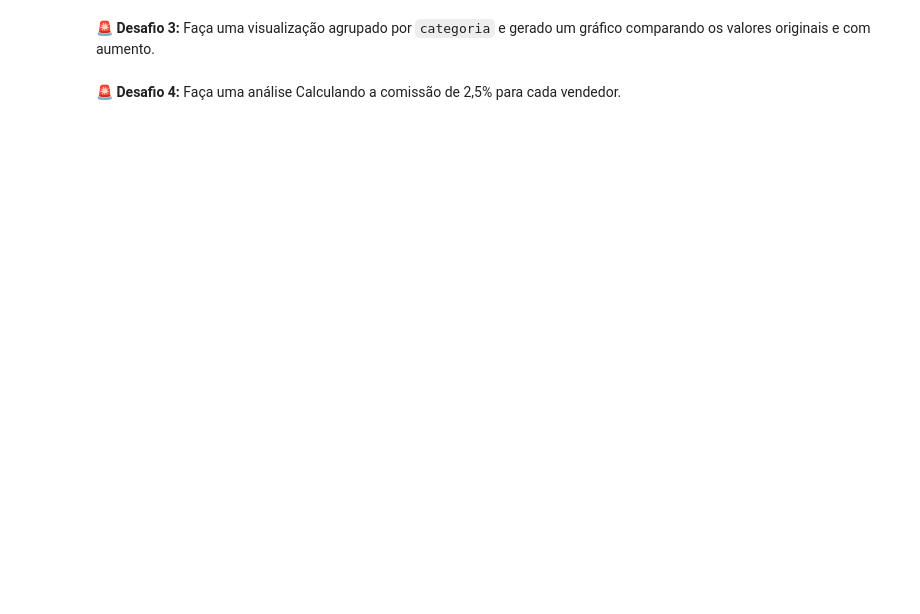
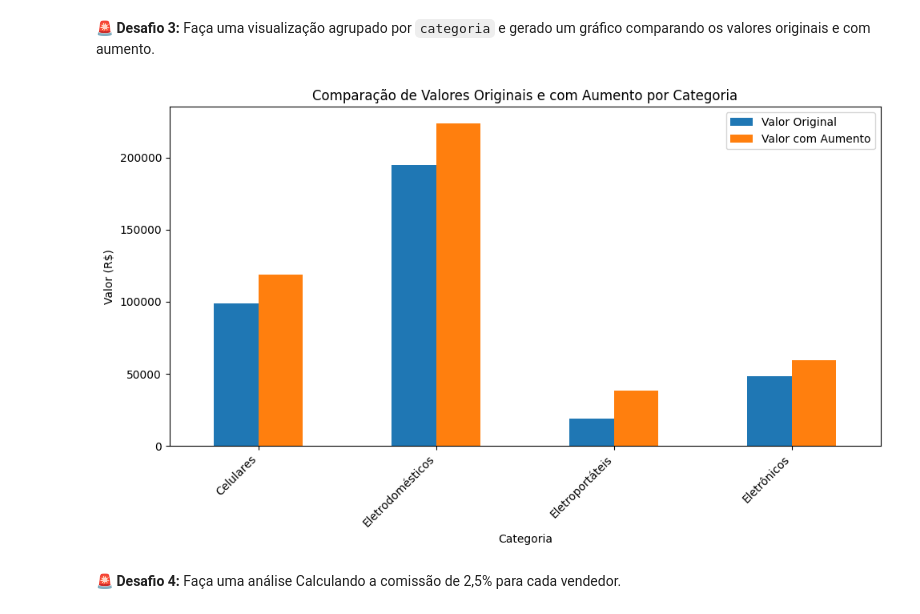
Before and after one commit to ElvisNascimento/projeto_python_vendas_empresa_xpto, a Jupyter notebook: notebook_vendas_projeto_xpto_alunos.ipynb, the cells around one changed output. Drawn from its saved outputs; the diff is of its cells as text; code cells hidden in the pictures; blank space fills up the shorter version.

Commit message:
feat: finalizei todos os desafios propostos.

```diff
--- a/notebook_vendas_projeto_xpto_alunos.ipynb
+++ b/notebook_vendas_projeto_xpto_alunos.ipynb
@@ -141,3 +303,16 @@ Agora sim, vamos explorar graficamente os dados!
 # %% [markdown]
 ### Etapa 6: Questões **DESAFIO**
 🚨 **Desafio 1:** Renomeie a coluna `valor` para `percentual_aumento` e una os dois DataFrames.
+# %%
+#renomar coluna
+df_categorias_editado = df_categorias.rename(columns={"Valor": "percentual_aumento"})
+df_categorias_editado = df_categorias_editado.rename(columns={"Categoria": "categoria"})
+df_categorias_editado.head()
+
+#renomar coluna
+df_vendas_editada = df_vendas.rename(columns={"categoria_produto": "categoria"})
+
+#unir os dois dataframes
+df_merged = pd.merge(df_vendas_editada,df_categorias_editado, on="categoria")
+
+df_merged.head()
@@ -144,2 +326,6 @@ Agora sim, vamos explorar graficamente os dados!
 # %% [markdown]
 🚨 **Desafio 2:** Crie uma nova coluna no resultado do ultimo dataframe criado chamada `venda_final` aplicando o percentual de aumento.
+# %%
+#adicionar nova coluna com o percentual de aumento aplicado ao valor da venda
+df_merged['venda_final'] = df_merged['valor_venda'] * df_merged['percentual_aumento']
+df_merged.head()
@@ -146,4 +339,23 @@ Agora sim, vamos explorar graficamente os dados!
 # %% [markdown]
 🚨 **Desafio 3:** Faça uma visualização agrupado por `categoria` e gerado um gráfico comparando os valores originais e com aumento.
+# %%
+# agrupar por categoria
+df_grouped = df_merged.groupby('categoria')[['valor_venda', 'venda_final']].sum().reset_index()
+
+# Criando o gráfico comparativo
+df_grouped.set_index('categoria', inplace=True)
+df_grouped.plot(kind='bar', figsize=(10, 6))
+
+# Personalizando o gráfico
+plt.title('Comparação de Valores Originais e com Aumento por Categoria')
+plt.xlabel('Categoria')
+plt.ylabel('Valor (R$)')
+plt.xticks(rotation=45, ha='right')
+plt.legend(['Valor Original', 'Valor com Aumento'])
+plt.tight_layout()
+
+plt.show()
+# %% [output]
+[figure, added]
 # %% [markdown]
 🚨 **Desafio 4:** Faça uma análise Calculando a comissão de 2,5% para cada vendedor.
```
Also changed, not shown: parts of 33 cells of this notebook, 2 other files.
